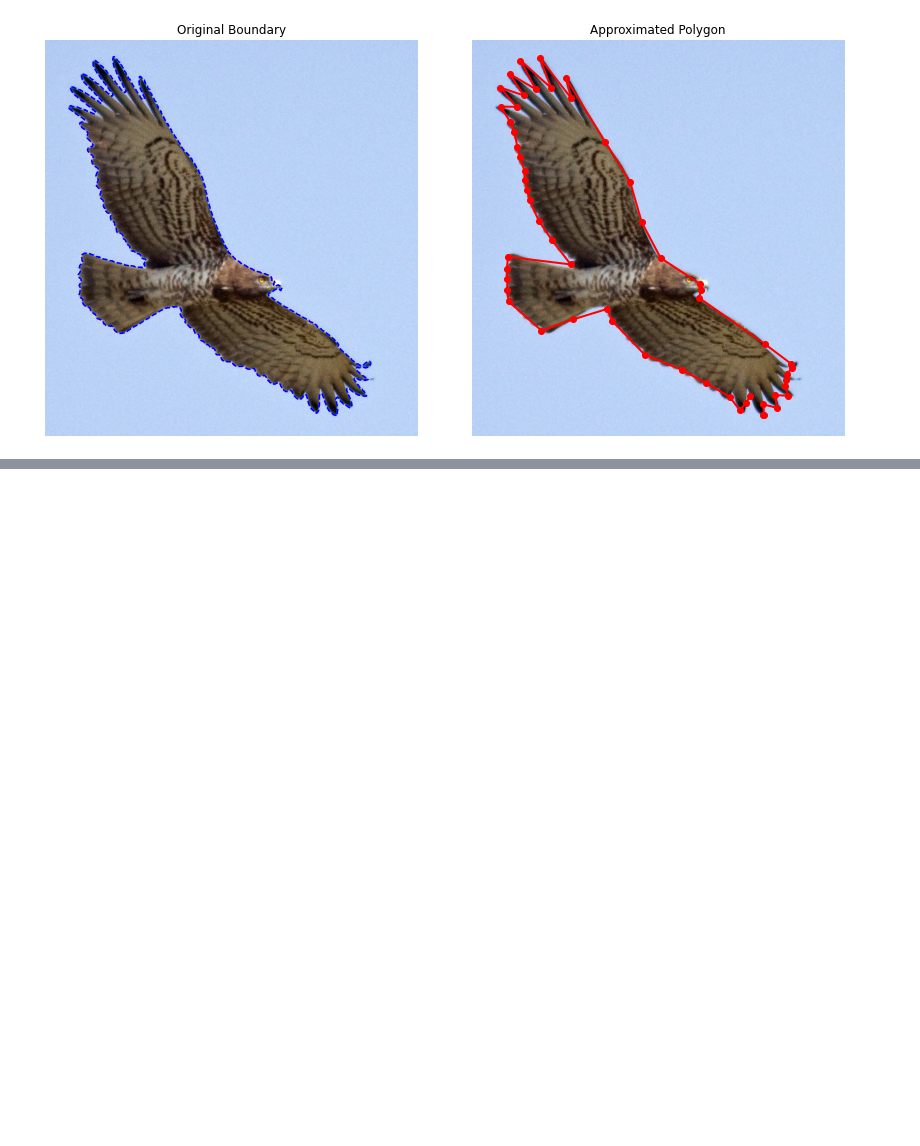
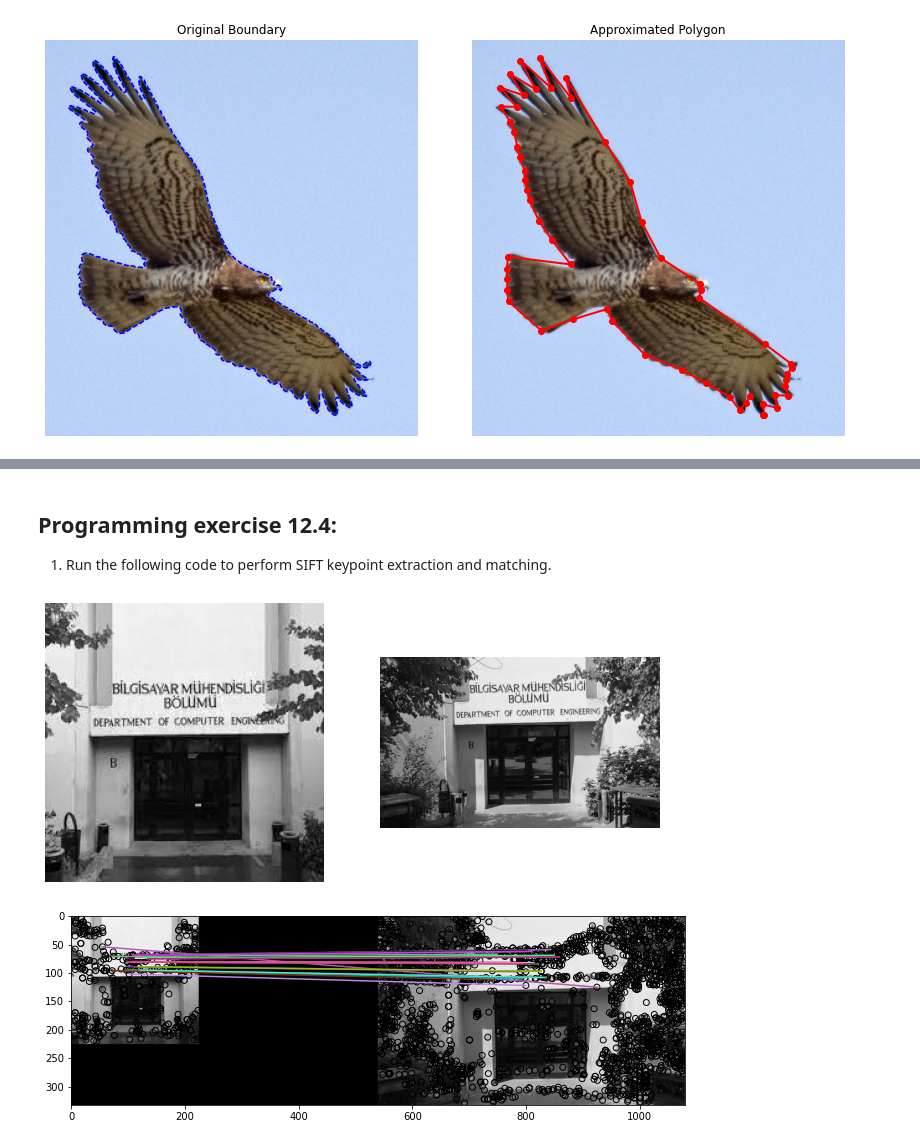
Before and after one commit to itironal/466Companion, a Jupyter notebook: newCh12.ipynb, the cells around one changed output, grey strips where cells are left out. Saved outputs shown, nothing was run; the diff lists cells and outputs as text; code cells hidden in the pictures; blank space fills up the shorter version.

```diff
--- a/newCh12.ipynb
+++ b/newCh12.ipynb
@@ -184,0 +218,54 @@ plt.show()
+# %% [markdown]
+## Programming exercise 12.4:
+
+1.   Run the following code to perform SIFT keypoint extraction and matching.
+# %%
+from skimage import data, io
+from skimage.color import rgb2gray, rgba2rgb
+from skimage.feature import match_descriptors, plot_matches, SIFT
+from skimage.transform import resize
+import matplotlib.pyplot as plt
+
+# Read images and ensure RGB (not RGBA)
+image1 = io.imread('images/bmb1.jpeg')
+if image1.shape[-1] == 4:
+    image1 = rgba2rgb(image1)
+image1 = rgb2gray(image1)
+
+image2 = io.imread('images/bmb2.jpeg')
+if image2.shape[-1] == 4:
+    image2 = rgba2rgb(image2)
+image2 = rgb2gray(image2)
+
+fig, axes = plt.subplots(nrows=1, ncols=2, figsize=(11,8))
+ax = axes.ravel()
+
+ax[0].imshow(image1, cmap='gray')
+ax[0].axis('off')
+ax[1].imshow(image2, cmap='gray')
+ax[1].axis('off')
+
+# Extract SIFT descriptors
+descriptor_extractor = SIFT()
+
+descriptor_extractor.detect_and_extract(image1)
+keypoints1 = descriptor_extractor.keypoints
+descriptors1 = descriptor_extractor.descriptors
+
+descriptor_extractor.detect_and_extract(image2)
+keypoints2 = descriptor_extractor.keypoints
+descriptors2 = descriptor_extractor.descriptors
+
+# Find matching descriptors in two images
+matches = match_descriptors(descriptors1, descriptors2, max_ratio=0.7,
+                              cross_check=True)
+
+# Plot images and matching descriptors
+fig, ax = plt.subplots(nrows=1, ncols=1, figsize=(11, 8))
+
+plot_matches(ax, image1, image2, keypoints1, keypoints2, matches)
+#plt.tight_layout()
+plt.show()
+# %% [output]
+[figure, added]
+[figure, added]
```
Also changed, not shown: parts of 6 cells of this notebook, 6 other files.
